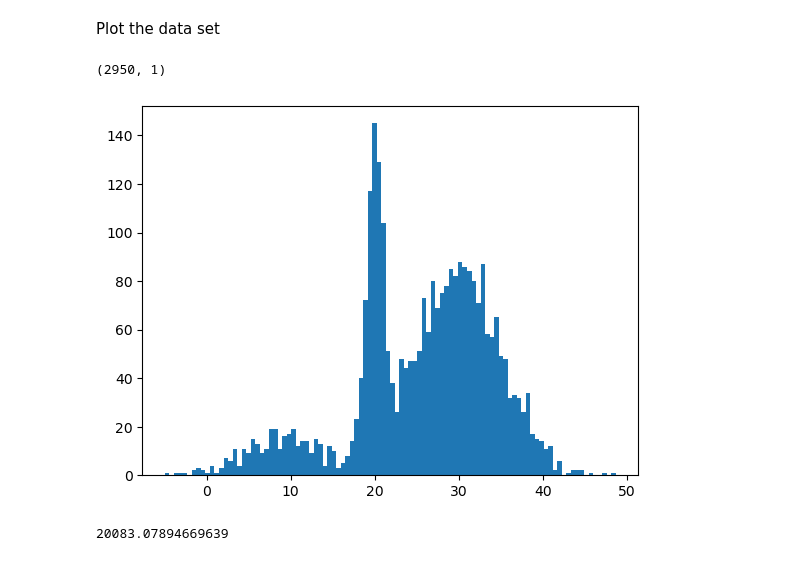
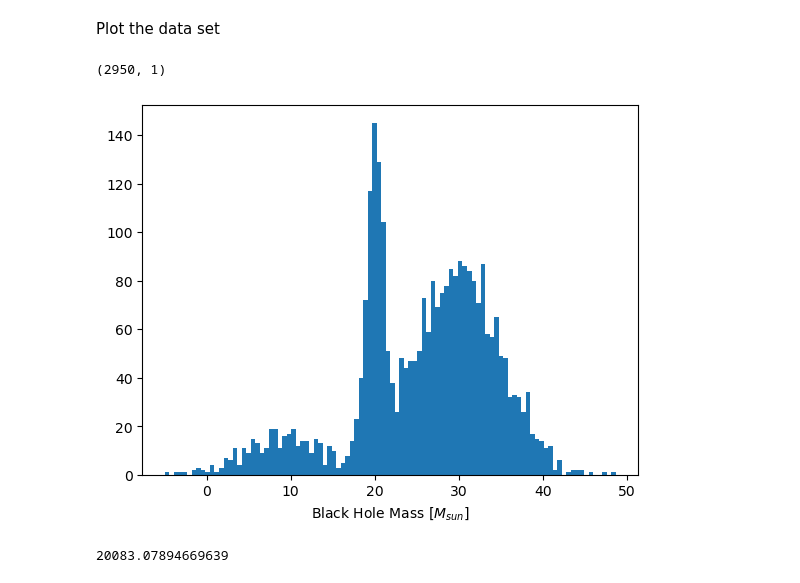
Before and after one commit to Ale5606/ilovegit, a Jupyter notebook: STAT/Freq/L6.ipynb, the cells around one changed output. Drawn from its saved outputs; the diff is of its cells as text; code cells hidden in the pictures.

```diff
--- a/STAT/Freq/L6.ipynb
+++ b/STAT/Freq/L6.ipynb
@@ -10,11 +10,12 @@ Plot the data set
 # %%
 print(X.shape)
 
 plt.hist(X, bins=100)
+plt.xlabel('Black Hole Mass [$M_{sun}$]')
 plt.show()
 # %% [output]
 (2950, 1)
-[figure, old version]
+[figure, new version]
 # %%
 from sklearn.mixture import GaussianMixture
 
```
Also changed, not shown: 2 other files.
